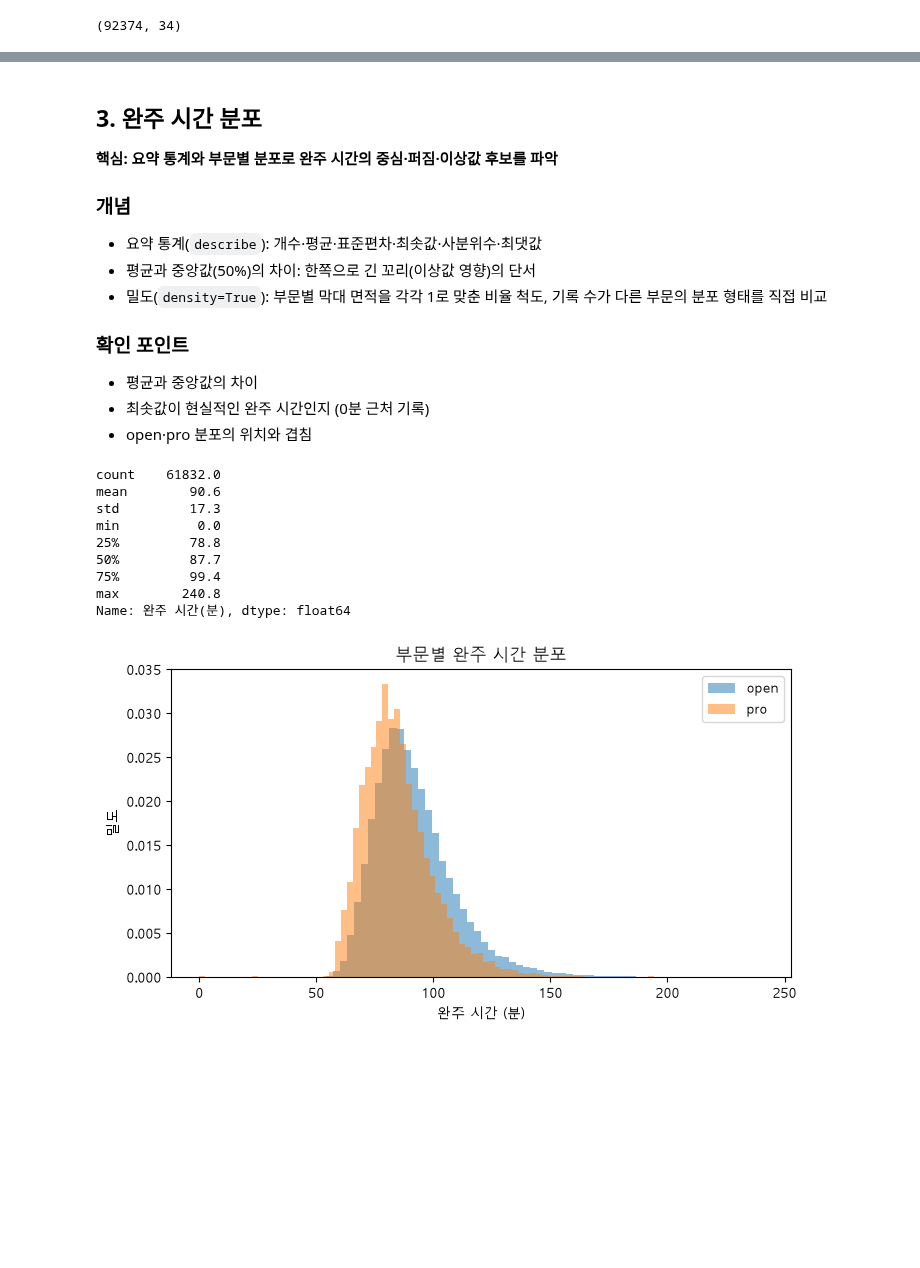
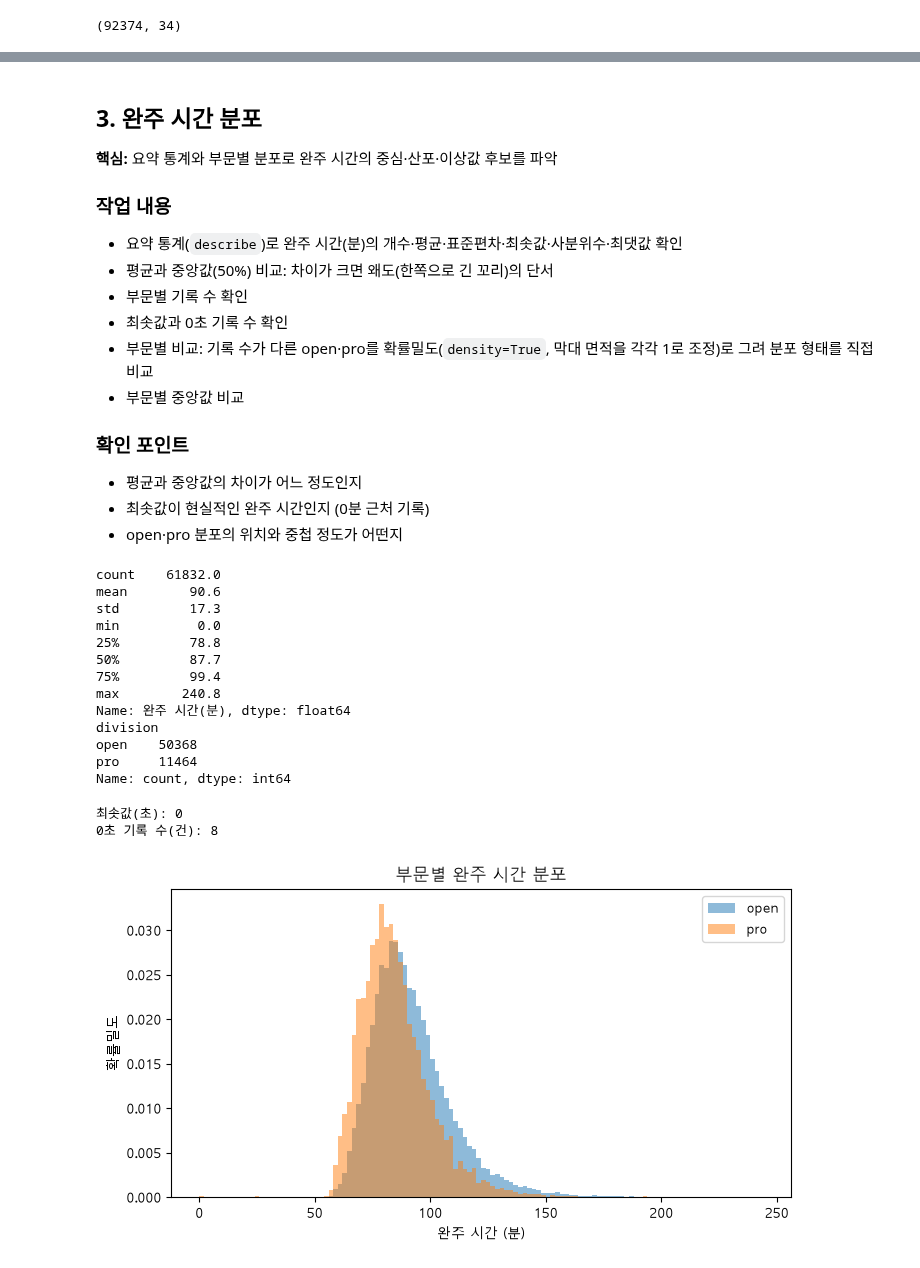
Before and after one commit to Jenny5789/hyrox-analysis, a Jupyter notebook: notebooks/01_eda.ipynb, the cells around one changed output, grey strips where cells are left out. Cells and saved outputs as stored; diff of their text form; code cells hidden in the pictures; blank space fills up the shorter version.

```diff
--- a/notebooks/01_eda.ipynb
+++ b/notebooks/01_eda.ipynb
@@ -147,19 +122,23 @@ print("대회 수:", df["event_id"].nunique(), "/ 연속 블록 수:", (df["even
 # %% [markdown]
 ## 3. 완주 시간 분포
 
-**핵심: 요약 통계와 부문별 분포로 완주 시간의 중심·퍼짐·이상값 후보를 파악**
+**핵심:** 요약 통계와 부문별 분포로 완주 시간의 중심·산포·이상값 후보를 파악
 
-### 개념
-- 요약 통계(`describe`): 개수·평균·표준편차·최솟값·사분위수·최댓값
-- 평균과 중앙값(50%)의 차이: 한쪽으로 긴 꼬리(이상값 영향)의 단서
-- 밀도(`density=True`): 부문별 막대 면적을 각각 1로 맞춘 비율 척도, 기록 수가 다른 부문의 분포 형태를 직접 비교
+### 작업 내용
+- 요약 통계(`describe`)로 완주 시간(분)의 개수·평균·표준편차·최솟값·사분위수·최댓값 확인
+- 평균과 중앙값(50%) 비교: 차이가 크면 왜도(한쪽으로 긴 꼬리)의 단서
+- 부문별 기록 수 확인
+- 최솟값과 0초 기록 수 확인
+- 부문별 비교: 기록 수가 다른 open·pro를 확률밀도(`density=True`, 막대 면적을 각각 1로 조정)로 그려 분포 형태를 직접 비교
+- 부문별 중앙값 비교
 
 ### 확인 포인트
-- 평균과 중앙값의 차이
+- 평균과 중앙값의 차이가 어느 정도인지
 - 최솟값이 현실적인 완주 시간인지 (0분 근처 기록)
-- open·pro 분포의 위치와 겹침
+- open·pro 분포의 위치와 중첩 정도가 어떤지
 # %%
 print((sub["total_sec"] / 60).rename("완주 시간(분)").describe().round(1))  # 단위: 분
+print(sub["division"].value_counts())  # 부문별 기록 수
 # %% [output]
 count    61832.0
 mean        90.6
@@ -170,15 +149,25 @@ min          0.0
 75%         99.4
 max        240.8
 Name: 완주 시간(분), dtype: float64
+division
+open    50368
+pro     11464
+Name: count, dtype: int64
+# %%
+print("최솟값(초):", sub["total_sec"].min())
+print("0초 기록 수(건):", (sub["total_sec"] == 0).sum())
+# %% [output]
+최솟값(초): 0
+0초 기록 수(건): 8
 # %%
 plt.figure(figsize=(8, 4))
 for name, g in sub.groupby("division"):
-    plt.hist(g["total_sec"] / 60, bins=80, alpha=0.5, density=True, label=name)  # density: 부문별 기록 수 차이 보정
+    plt.hist(g["total_sec"] / 60, bins=range(0, 246, 2), alpha=0.5, density=True, label=name)  # 2분 간격, density: 부문별 기록 수 차이 보정
 plt.xlabel("완주 시간 (분)")
-plt.ylabel("밀도")
+plt.ylabel("확률밀도")
 plt.title("부문별 완주 시간 분포")
 plt.legend()
 plt.show()
 # %% [output]
-[figure, old version]
+[figure, new version]
 # %%
```
Also changed, not shown: parts of 23 cells of this notebook.
